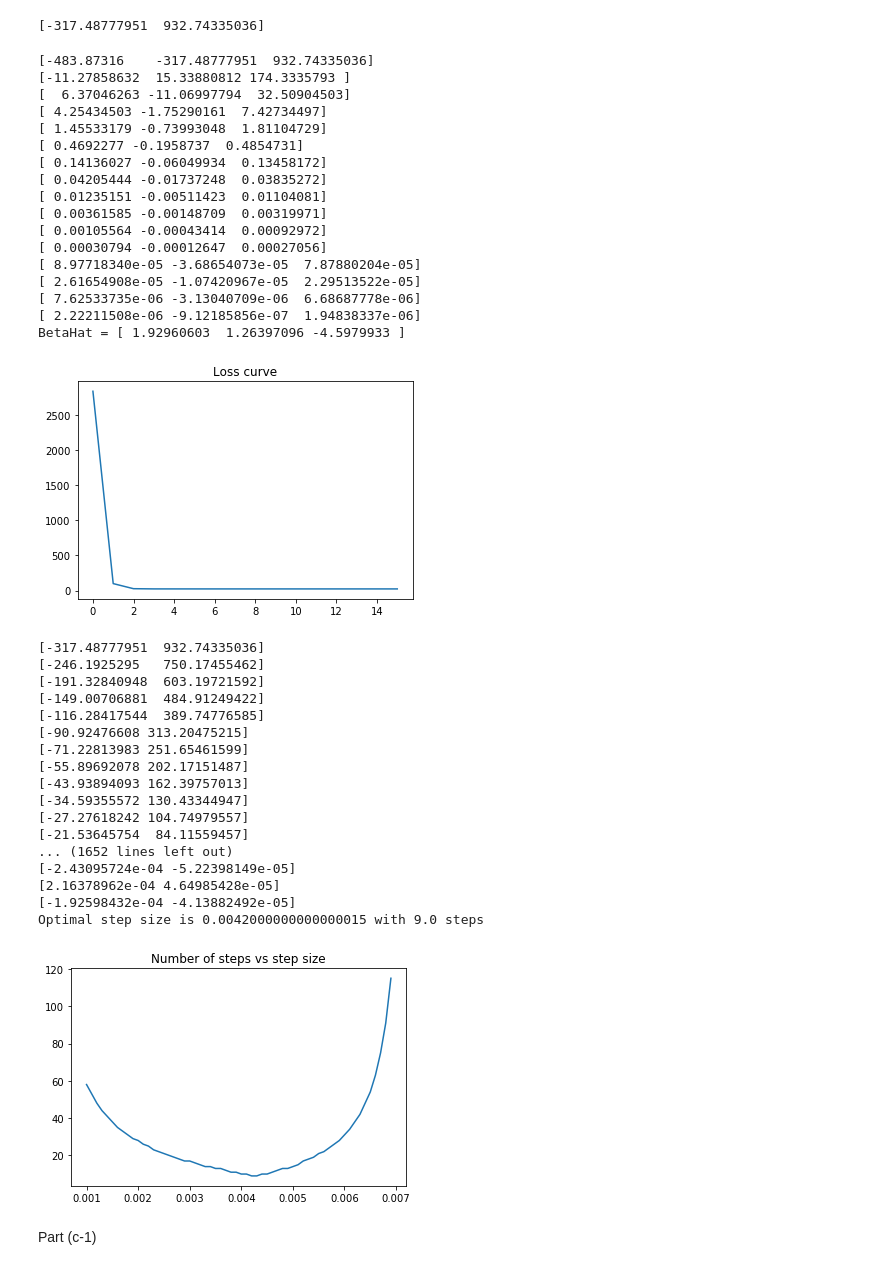
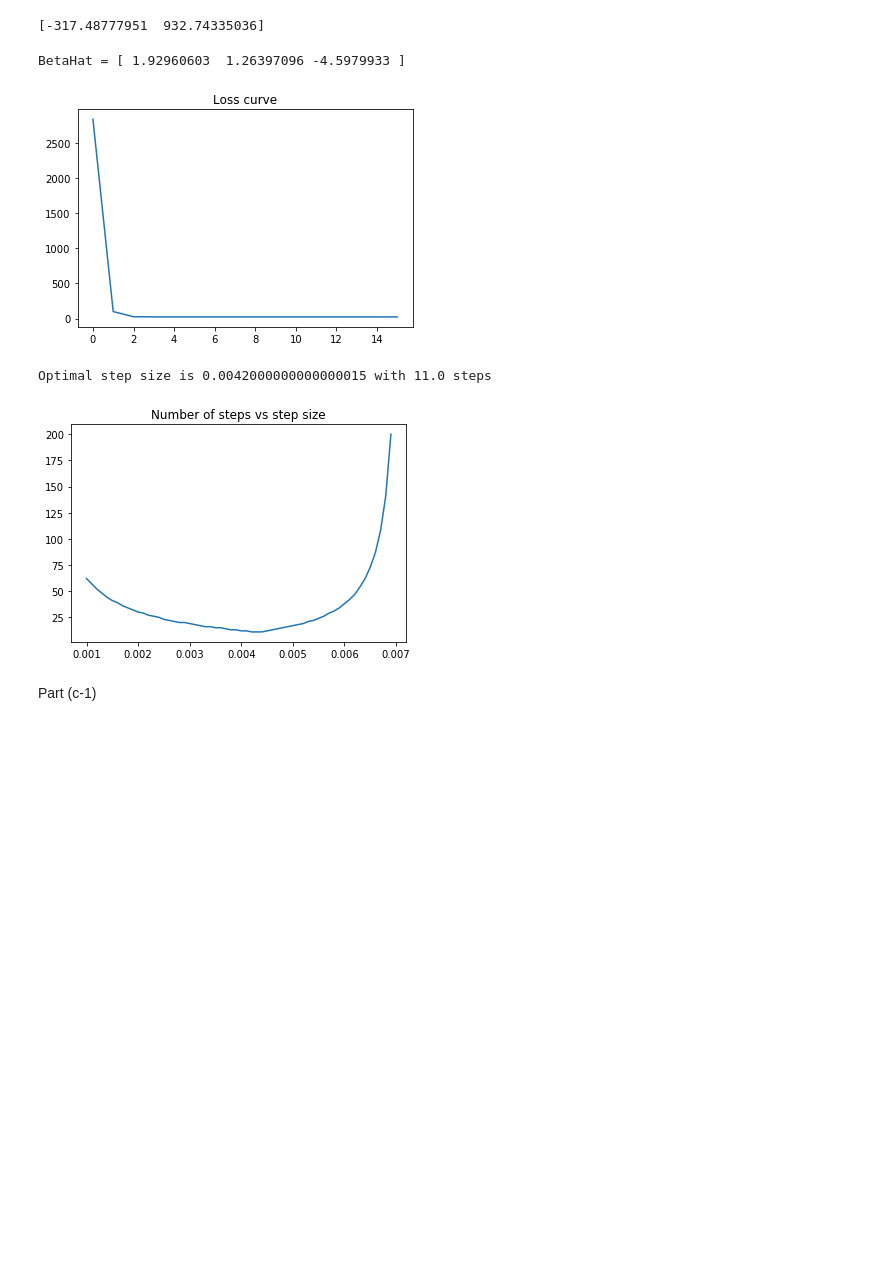
Before and after one commit to JacobShin0601/CodeRepository, a Jupyter notebook: MIT_class/Data_Analysis/week2/solution_notebooks_HW1_Problem6.ipynb, the cells around one changed output. Cells and saved outputs as stored; diff of their text form; code cells hidden in the pictures; blank space fills up the shorter version.

```diff
--- a/MIT_class/Data_Analysis/week2/solution_notebooks_HW1_Problem6.ipynb
+++ b/MIT_class/Data_Analysis/week2/solution_notebooks_HW1_Problem6.ipynb
@@ -23,30 +23,3 @@ with zipfile.ZipFile("statsreview_release1.zip") as zip_file:
   m_cities, m_fields, m_values = read_mortality_csv(zip_file)
 
   #print(m_values)
-# %%
-import zipfile
-import numpy as np
-import matplotlib.pyplot as plt
-
-import io
-import csv
-fields, cities, values = None, [], []
-
-with zipfile.ZipFile("statsreview_release1.zip") as zip_file:
-    syn_X, syn_y = ( np.genfromtxt(zip_file.open('data_and_materials/{}'.format(fname)), delimiter=',') for fname in ['syn_X.csv', 'syn_y.csv'] )
-
-    with io.TextIOWrapper(zip_file.open('data_and_materials/mortality.csv')) as wrap:
-        csv_reader = csv.reader(wrap, delimiter=',', quotechar='"')
-        fields = next(csv_reader)[1:]
-
-        for row in csv_reader:
-            cities.append(row[0])
-            values.append(tuple(map(float, row[1:])))
-
-        dtype = np.dtype([(name, float) for name in fields])
-        n_values = np.array(values, dtype=dtype).view(np.recarray)
-
-        print(n_values)
-
-
-#print(next(csv_reader)[1:])
@@ -123,55 +78,26 @@ print(loss_check.T)
 # %%
 # In my experimentation, it seems a step size of 0.004 converges the fastest
 beta_gd, losses = gradient_descent(add_intercept(syn_X), syn_y, 0.004, 1e-8)
 print("BetaHat = {}".format(beta_gd))
 plt.plot(range(len(losses)), losses)
 plt.title("Loss curve")
 plt.show()
 # Now run a scan over the step size in order to confirm this
 step_size_scan_range = np.arange(0.001, 0.007, 0.0001)
-step_scan = np.array([ (step_size, len(gradient_descent(syn_X, syn_y, step_size, 1e-6, warn_max_iter=False)[1])) for step_size in step_size_scan_range ]).T
-#print(step_scan[2])
+step_scan = np.array([ (step_size, len(gradient_descent(add_intercept(syn_X), syn_y, step_size, 1e-6, warn_max_iter=False)[1])) for step_size in step_size_scan_range ]).T
+#print(step_scan[0])
+#print(gradient_descent(add_intercept(syn_X), syn_y, 0.004, 1e-6, warn_max_iter=False)[1])
+
+#print("Optimal step size is {} with {} steps".format(*step_scan[:, np.argmin(step_scan[1])]))
 print("Optimal step size is {} with {} steps".format(*step_scan[:, np.argmin(step_scan[1])]))
 plt.plot(step_scan[0], step_scan[1])
 plt.title("Number of steps vs step size")
 plt.show()
 # %% [output]
-[-483.87316    -317.48777951  932.74335036]
-[-11.27858632  15.33880812 174.3335793 ]
-[  6.37046263 -11.06997794  32.50904503]
-[ 4.25434503 -1.75290161  7.42734497]
-[ 1.45533179 -0.73993048  1.81104729]
-[ 0.4692277 -0.1958737  0.4854731]
-[ 0.14136027 -0.06049934  0.13458172]
-[ 0.04205444 -0.01737248  0.03835272]
-[ 0.01235151 -0.00511423  0.01104081]
-[ 0.00361585 -0.00148709  0.00319971]
-[ 0.00105564 -0.00043414  0.00092972]
-[ 0.00030794 -0.00012647  0.00027056]
-[ 8.97718340e-05 -3.68654073e-05  7.87880204e-05]
-[ 2.61654908e-05 -1.07420967e-05  2.29513522e-05]
-[ 7.62533735e-06 -3.13040709e-06  6.68687778e-06]
-[ 2.22211508e-06 -9.12185856e-07  1.94838337e-06]
 BetaHat = [ 1.92960603  1.26397096 -4.5979933 ]
 [figure]
-[-317.48777951  932.74335036]
-[-246.1925295   750.17455462]
-[-191.32840948  603.19721592]
-[-149.00706881  484.91249422]
-[-116.28417544  389.74776585]
-[-90.92476608 313.20475215]
-[-71.22813983 251.65461599]
-[-55.89692078 202.17151487]
-[-43.93894093 162.39757013]
-[-34.59355572 130.43344947]
-[-27.27618242 104.74979557]
-[-21.53645754  84.11559457]
-... (1652 lines left out)
-[-2.43095724e-04 -5.22398149e-05]
-[2.16378962e-04 4.64985428e-05]
-[-1.92598432e-04 -4.13882492e-05]
-Optimal step size is 0.0042000000000000015 with 9.0 steps
+Optimal step size is 0.0042000000000000015 with 11.0 steps
-[figure, old version]
+[figure, new version]
 # %% [markdown]
 Part (c-1)
 # %%
```
Also changed, not shown: parts of 3 cells of this notebook, 1 other file.
